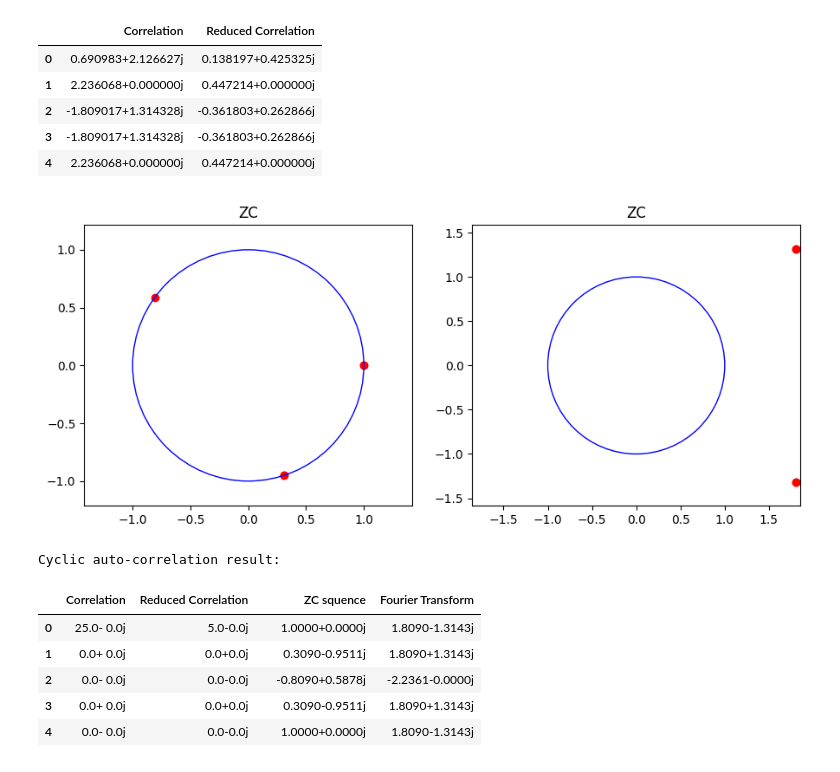
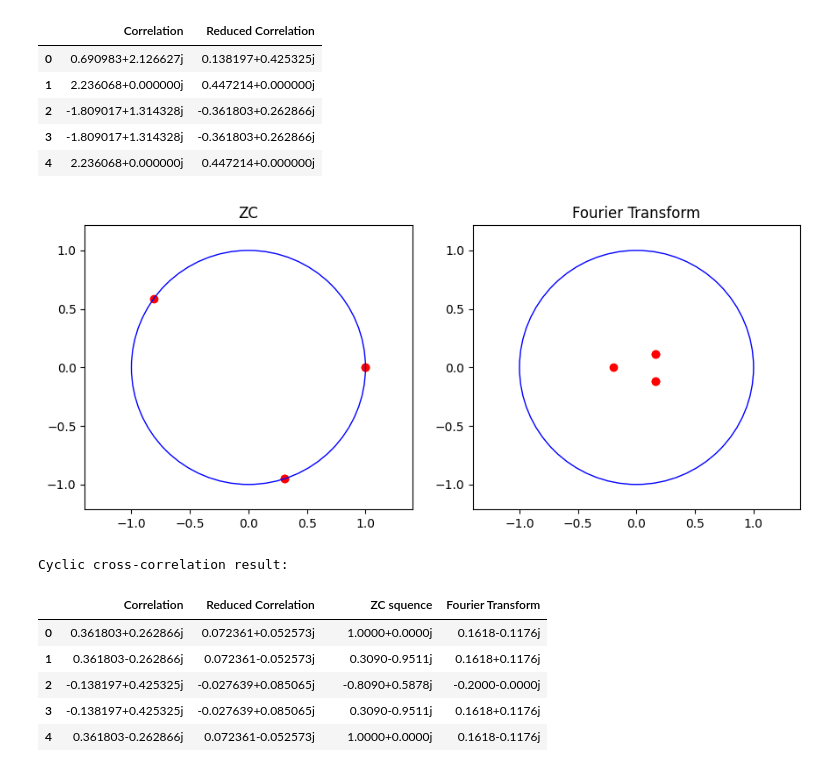
Before and after one commit to Danzo0l/py-laboratory, a Jupyter notebook: mMTC/zadoff-chu.ipynb, the cells around one changed output. Cells and saved outputs as stored; diff of their text form; code cells hidden in the pictures.

```diff
--- a/mMTC/zadoff-chu.ipynb
+++ b/mMTC/zadoff-chu.ipynb
@@ -111,7 +111,7 @@ Cyclic cross-correlation result:
 # %%
 # Discrete Fourier Transform
 # Generate ZC from Discrete Fourier Transform
-fourier_sequence = discrete_fourier_transform(zc_values, 5)
+fourier_sequence = discrete_fourier_transform(zc_values, NZC) / np.sqrt(NZC)
 
 # Plot the ZC sequence
 plt.figure(figsize=(9, 4))
@@ -126,43 +126,43 @@ plt.gca().add_patch(circle)
 plt.xlim(-1.5, 1.5)
 plt.ylim(-1.5, 1.5)
 plt.tight_layout()
 
 # Plot Fourier sequence
 plt.subplot(1, 2, 2)
 plt.scatter(np.real(fourier_sequence), np.imag(fourier_sequence), color='red', label=None, marker='o')
-plt.title('ZC')
+plt.title('Fourier Transform')
 plt.axis('equal')
 circle = plt.Circle((0, 0), radius=1, edgecolor='b', facecolor='none')
 plt.gca().add_patch(circle)
 plt.xlim(-1.5, 1.5)
 plt.ylim(-1.5, 1.5)
 plt.tight_layout()
 
 plt.show()
 
 
 # Simulate ZC-sequence auto-correlation test
 # Zero Cyclic Autocorrelation property
-print('\nCyclic auto-correlation result: ')
+print('\nCyclic cross-correlation result: ')
 correlation_res = []
 for tao in range(NZC):
-    z_p_values = zc_shift(fourier_sequence, tao)
-    auto_correlate = cyclic_correlation(fourier_sequence, z_p_values)
-    correlation_res.append(auto_correlate)
+    zc_values_y_shifted = zc_shift(fourier_sequence, tao)
+    cross_correlate = cyclic_correlation(zc_values, zc_values_y_shifted)
+    correlation_res.append(cross_correlate)
 
 pd.DataFrame({
     'Correlation':  np.around(np.array(correlation_res), decimals=ACURANCY),
     'Reduced Correlation':  np.around(np.array(correlation_res) / NZC, decimals=ACURANCY),
     '  ': '  ',
     'ZC squence':  np.round(zc_values, decimals=4),
     'Fourier Transform':  np.round(fourier_sequence, decimals=4)
 })
 # %% [output]
-[figure, old version]
+[figure, new version]
-Cyclic auto-correlation result:
+Cyclic cross-correlation result:
 |  | Correlation | Reduced Correlation |  | ZC squence | Fourier Transform |
-| 0 | 25.0- 0.0j | 5.0-0.0j |  | 1.0000+0.0000j | 1.8090-1.3143j |
-| 1 | 0.0+ 0.0j | 0.0+0.0j |  | 0.3090-0.9511j | 1.8090+1.3143j |
-| 2 | 0.0- 0.0j | 0.0-0.0j |  | -0.8090+0.5878j | -2.2361-0.0000j |
-| 3 | 0.0+ 0.0j | 0.0+0.0j |  | 0.3090-0.9511j | 1.8090+1.3143j |
-| 4 | 0.0- 0.0j | 0.0-0.0j |  | 1.0000+0.0000j | 1.8090-1.3143j |
+| 0 | 0.361803+0.262866j | 0.072361+0.052573j |  | 1.0000+0.0000j | 0.1618-0.1176j |
+| 1 | 0.361803-0.262866j | 0.072361-0.052573j |  | 0.3090-0.9511j | 0.1618+0.1176j |
+| 2 | -0.138197+0.425325j | -0.027639+0.085065j |  | -0.8090+0.5878j | -0.2000-0.0000j |
+| 3 | -0.138197+0.425325j | -0.027639+0.085065j |  | 0.3090-0.9511j | 0.1618+0.1176j |
+| 4 | 0.361803-0.262866j | 0.072361-0.052573j |  | 1.0000+0.0000j | 0.1618-0.1176j |
```
Also changed, not shown: 3 other files.
